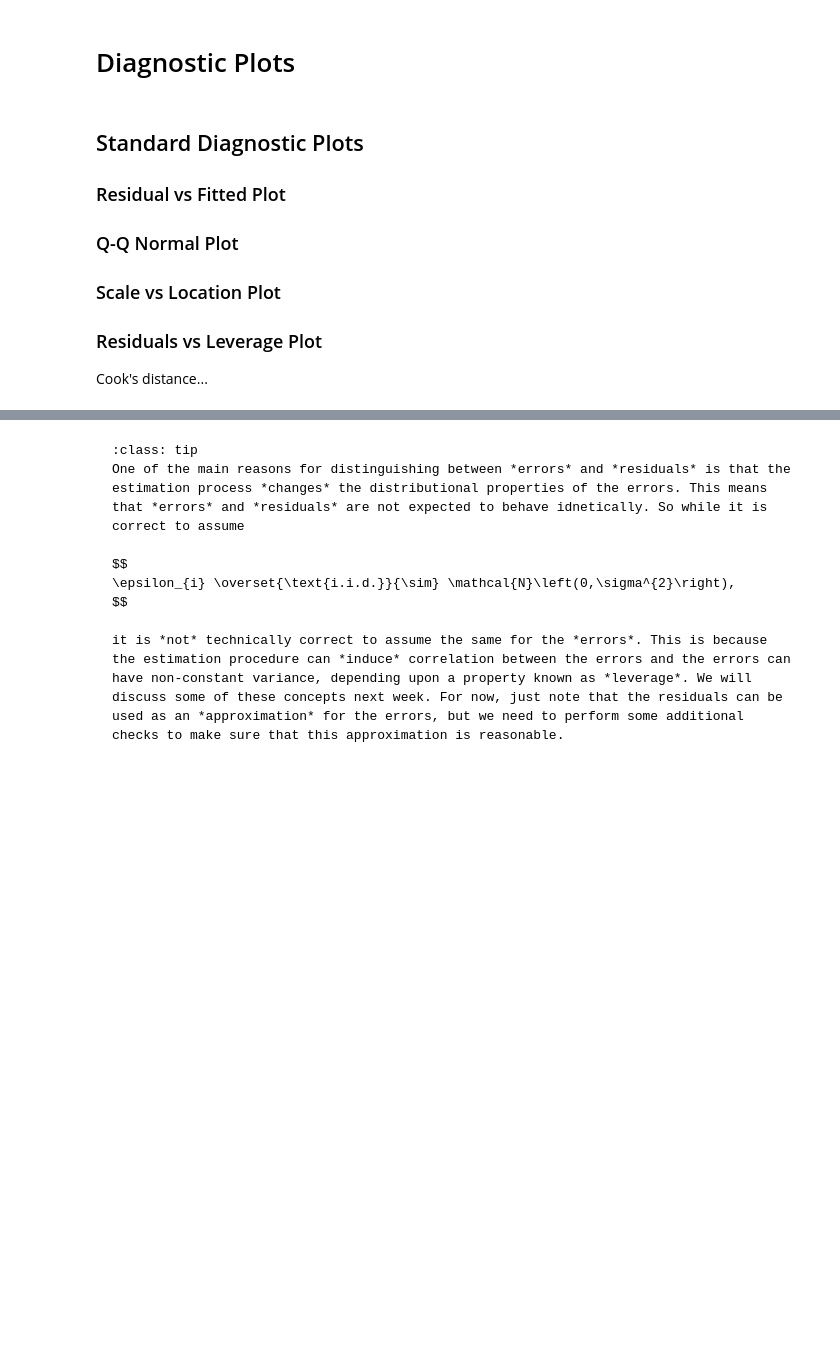
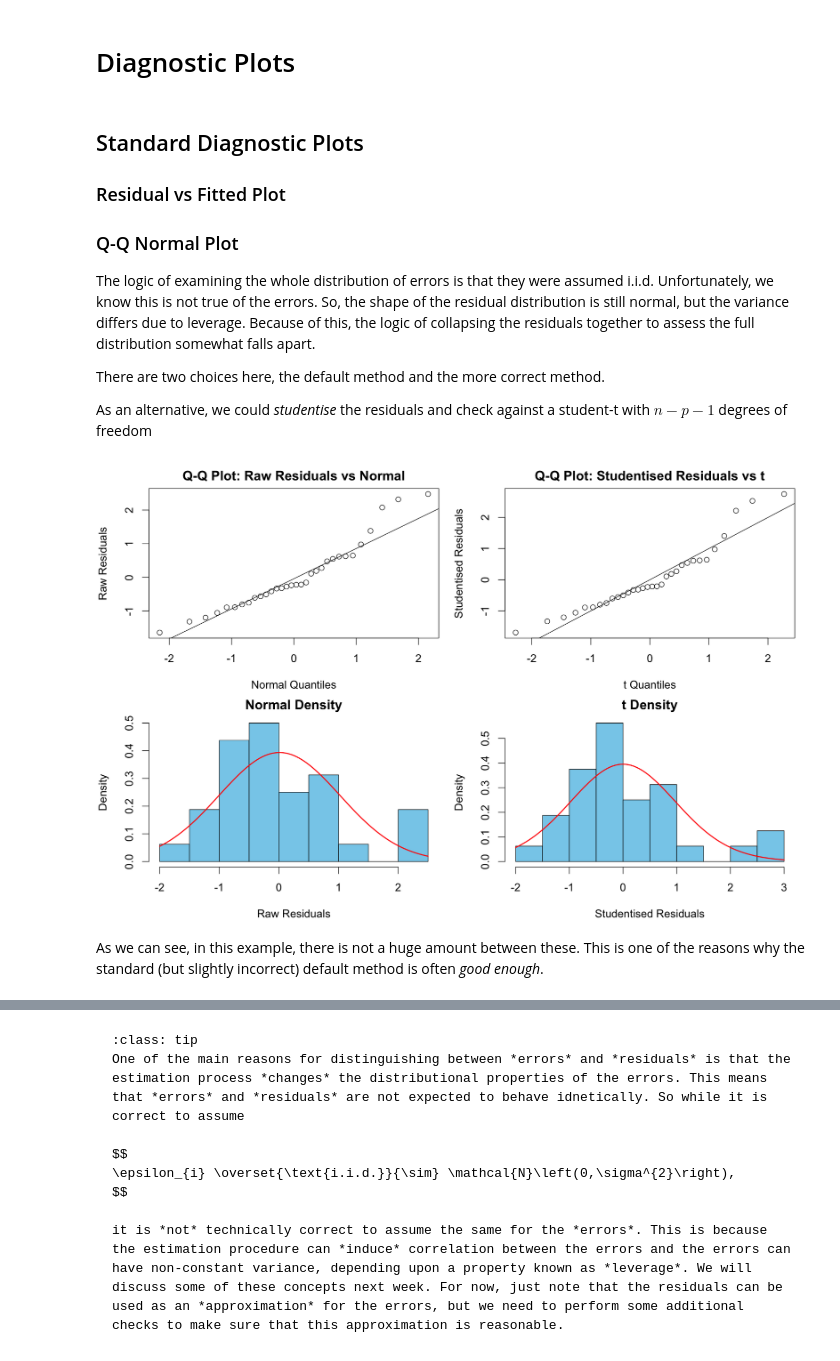
Before and after one commit to PCHN63101-Advanced-Data-Skills/Assumptions-Diagnostics-Transforms, a Jupyter notebook: 3.diagnostic-plots.ipynb, the cells around one changed output, grey strips where cells are left out. Saved outputs shown, nothing was run; the diff lists cells and outputs as text; code cells hidden in the pictures; blank space fills up the shorter version.

Commit message:
Added more about the distribution of residuals

```diff
--- a/3.diagnostic-plots.ipynb
+++ b/3.diagnostic-plots.ipynb
@@ -6,8 +6,8 @@
 ### Residual vs Fitted Plot
 
 ### Q-Q Normal Plot
+The logic of examining the whole distribution of errors is that they were assumed i.i.d. Unfortunately, we know this is not true of the errors. So, the shape of the residual distribution is still normal, but the variance differs due to leverage. Because of this, the logic of collapsing the residuals together to assess the full distribution somewhat falls apart.
 
-### Scale vs Location Plot
+There are two choices here, the default method and the more correct method.
 
-### Residuals vs Leverage Plot
-Cook's distance...
+As an alternative, we could *studentise* the residuals and check against a student-t with $n-p-1$ degrees of freedom
@@ -13,0 +16,47 @@ Cook's distance...
+# %%
+# Fit the model
+model <- lm(mpg ~ wt + hp + cyl, data = mtcars)
+
+# Extract residuals
+resid.raw <- rstandard(model)
+resid.t   <- rstudent(model)
+
+# Degrees of freedom
+n  <- length(resid(model))
+p  <- length(coef(model))
+df <- n - p - 1
+
+# Set up 2x2 plot grid
+par(mfrow=c(2,2), mar=c(4,4,2,1))
+par(cex=1.3) # plot scaling
+
+# --- 1) Q-Q plot: Normal quantiles vs standard residuals ---
+qqnorm(resid.raw,
+       main = "Q-Q Plot: Raw Residuals vs Normal",
+       xlab = "Normal Quantiles",
+       ylab = "Raw Residuals")
+qqline(resid.raw)
+
+# --- 2) Q-Q plot: t quantiles vs studentised residuals ---
+qqplot(qt(ppoints(n), df = df), resid.t,
+       main = "Q-Q Plot: Studentised Residuals vs t",
+       xlab = "t Quantiles",
+       ylab = "Studentised Residuals")
+abline(0,1)
+
+# --- 3) Histogram + Normal density: Standard residuals ---
+hist(std_resid, breaks=10, probability=TRUE,
+     main = "Normal Density",
+     xlab = "Raw Residuals", col = "skyblue")
+curve(dnorm(x, mean=mean(resid.raw), sd=sd(resid.raw)),
+      col="red", lwd=2, add=TRUE)
+
+# --- 4) Histogram + t density: Studentised residuals ---
+hist(stud_resid, breaks = 10, probability = TRUE,
+     main = "t Density",
+     xlab = "Studentised Residuals", col = "skyblue")
+curve(dt(x, df = df), col = "red", lwd = 2, add = TRUE)
+# %% [output]
+[figure, added]
+# %% [markdown]
+As we can see, in this example, there is not a huge amount between these. This is one of the reasons why the standard (but slightly incorrect) default method is often *good enough*.
```
Also changed, not shown: parts of 2 cells of this notebook, 25 other files.
